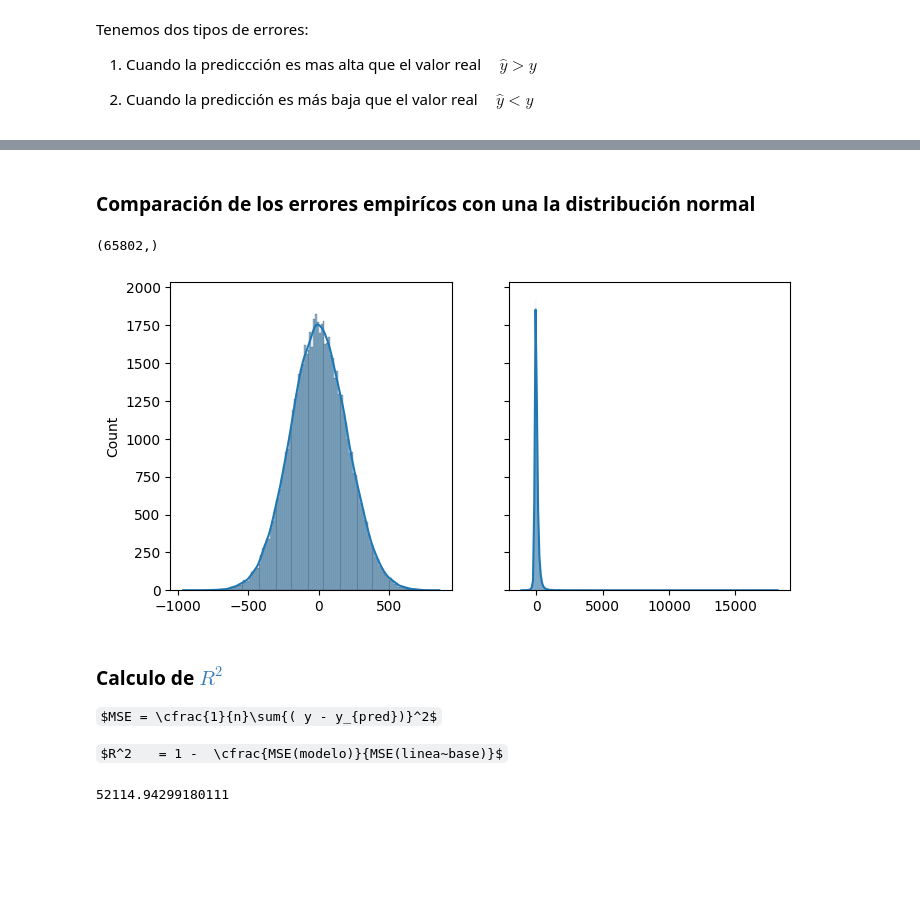
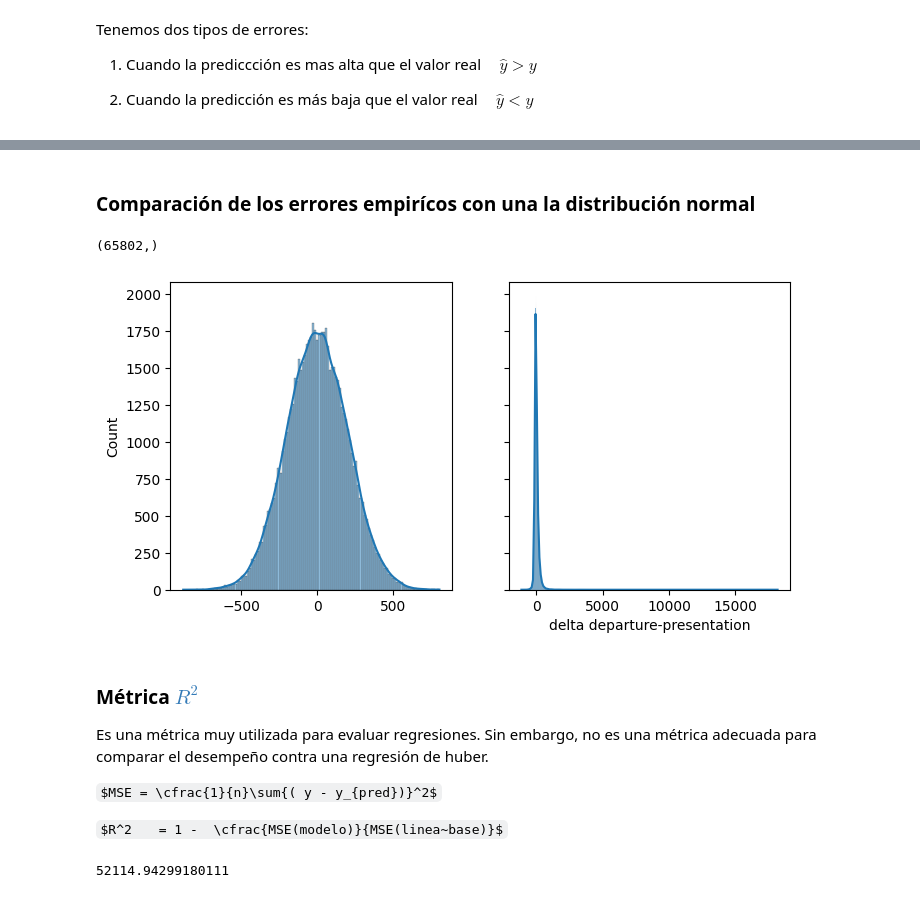
Before and after one commit to AnIsAsPe/Regresion-Robusta-para-estimar-tiempo-de-respuesta-de-un-servicio-de-emergencia, a Jupyter notebook: Notebooks/1_Response_time_Paris_Fire_Brigade.ipynb, the cells around one changed output, grey strips where cells are left out. Saved outputs shown, nothing was run; the diff lists cells and outputs as text; code cells hidden in the pictures; some formulas as TeX source; blank space fills up the shorter version.

```diff
--- a/Notebooks/1_Response_time_Paris_Fire_Brigade.ipynb
+++ b/Notebooks/1_Response_time_Paris_Fire_Brigade.ipynb
@@ -445,7 +442,7 @@ pareto_df
 pareto_df['Principales_categorias'] = np.where(
     (pareto_df['Limite'] <= pareto_df['Porcentje_acumulado']) &
     (pareto_df['Limite'].shift(1) <= pareto_df['Porcentje_acumulado'].shift(1)),
-      0, 100)
+      0, 1)
 pareto_df
 # %% [output]
 |  | Frecuencia | Porcentje_acumulado | Limite | Principales_categorias |
@@ -630,7 +631,8 @@ numericas
 # %% [markdown]
 <h2> ¿Hay variables que no son relevantes para la predicción de la variable respuesta?
 # %%
-df[numericas].corr()['delta departure-presentation']
+corr_y = df[numericas].corr()['delta departure-presentation']
+corr_y
 # %% [output]
 |  | delta departure-presentation |
 | floor | 0.002170 |
@@ -651,0 +643,3 @@ plt.show()
+# %%
+no_relevantes = corr_y.loc[corr_y.abs()<0.005].index.to_list()
+no_relevantes
@@ -671,7 +667,7 @@ redundantes
 # %% [output]
 ['OSRM estimated duration']
 # %%
-df = df.drop(redundantes, axis=1)
+df = df.drop(redundantes + no_relevantes, axis=1)
 # %%
 df.columns
 # %% [output]
@@ -815,5 +812,5 @@ skewness: 20.409670822280503
 # %% [markdown]
-### Comparación de los errores empirícos con una la distribución normal
+<h3> Comparación de los errores empirícos con una la distribución normal
 # %%
 y_test.shape
 # %% [output]
@@ -821,17 +818,22 @@ y_test.shape
 # %%
 # Comparación de la distribución teórica(normal) y empirica de los errores
 n = len(y_test)
+media = np.mean(errores)
+des_est = np.std(errores)
 errores_teoricos = np.random.normal(media, des_est, n)
 
 fig, ax = plt.subplots(1, 2, figsize=(8, 4), sharey='all')
 for dat, subplot in zip((errores_teoricos, errores), ax.flatten()):
     sns.histplot(x=dat, ax=subplot, kde=True )
 
 plt.show()
 # %% [output]
-[figure, old version]
+[figure, new version]
 # %% [markdown]
-### Calculo de [$R^2$](https://docs.google.com/presentation/d/1k0aYwEBzaaAkWjX6jRKAc40nKHi3FROkJwtXCOE22mI/edit#slide=id.ga8926b2cd2_0_14)
+### Métrica [$R^2$](https://docs.google.com/presentation/d/1k0aYwEBzaaAkWjX6jRKAc40nKHi3FROkJwtXCOE22mI/edit#slide=id.ga8926b2cd2_0_14)
+
+
+Es una métrica muy utilizada para evaluar regresiones. Sin embargo, no es una métrica adecuada para comparar el desempeño contra una regresión de huber.
 
 $MSE = \cfrac{1}{n}\sum{( y - y_{pred})}^2$
 
```
Also changed, not shown: parts of 29 cells of this notebook.
